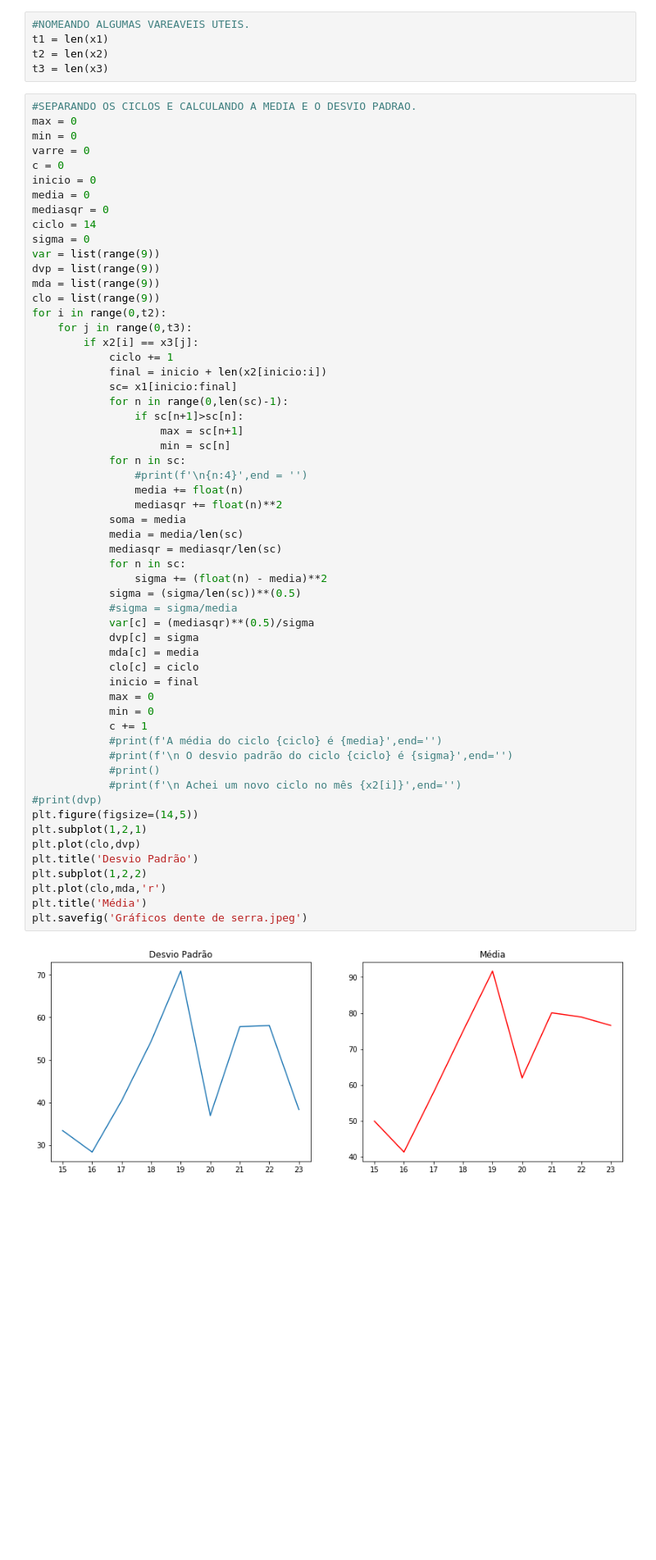
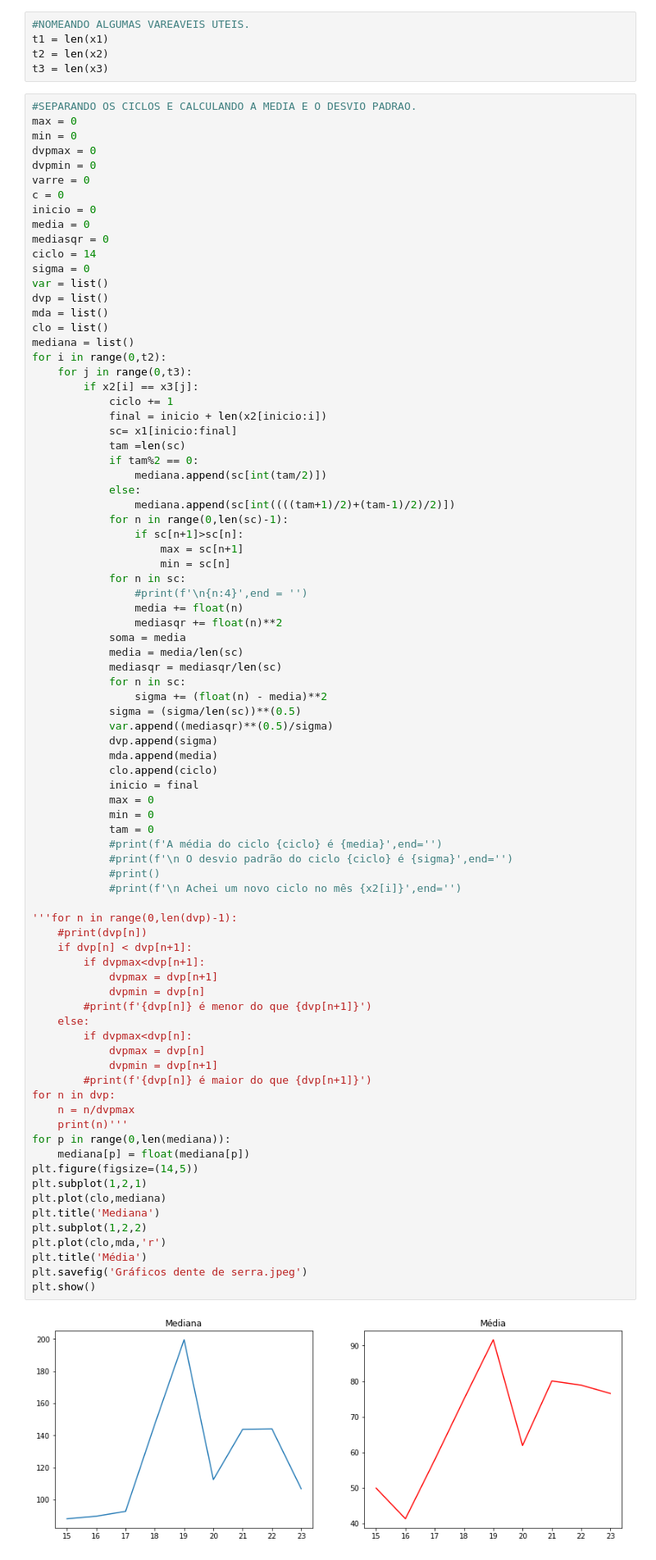
Before and after one commit to EdsonAlonso/Observat-rio-Nacional, a Jupyter notebook: 22Year_SolarCicle.ipynb, the cells around one changed output. Shown at 82% size. Saved outputs shown, nothing was run; the diff lists cells and outputs as text; blank space fills up the shorter version.

```diff
--- a/22Year_SolarCicle.ipynb
+++ b/22Year_SolarCicle.ipynb
@@ -25,6 +25,8 @@ t3 = len(x3)
 #SEPARANDO OS CICLOS E CALCULANDO A MEDIA E O DESVIO PADRAO.
 max = 0
 min = 0
+dvpmax = 0
+dvpmin = 0
 varre = 0
 c = 0
 inicio = 0
@@ -32,54 +34,77 @@ media = 0
 mediasqr = 0
 ciclo = 14
 sigma = 0
-var = list(range(9))
-dvp = list(range(9))
-mda = list(range(9))
-clo = list(range(9))
+var = list()
+dvp = list()
+mda = list()
+clo = list()
+mediana = list()
 for i in range(0,t2):
     for j in range(0,t3):
         if x2[i] == x3[j]:
             ciclo += 1
             final = inicio + len(x2[inicio:i])
             sc= x1[inicio:final]
+            tam =len(sc)
+            if tam%2 == 0:
+                mediana.append(sc[int(tam/2)])
+            else:
+                mediana.append(sc[int((((tam+1)/2)+(tam-1)/2)/2)])
             for n in range(0,len(sc)-1):
                 if sc[n+1]>sc[n]:
                     max = sc[n+1]
                     min = sc[n]
             for n in sc:
                 #print(f'\n{n:4}',end = '')
                 media += float(n)
                 mediasqr += float(n)**2
             soma = media
             media = media/len(sc)
             mediasqr = mediasqr/len(sc)
             for n in sc:
                 sigma += (float(n) - media)**2
             sigma = (sigma/len(sc))**(0.5)
-            #sigma = sigma/media
-            var[c] = (mediasqr)**(0.5)/sigma
-            dvp[c] = sigma
-            mda[c] = media
-            clo[c] = ciclo
+            var.append((mediasqr)**(0.5)/sigma)
+            dvp.append(sigma)
+            mda.append(media)
+            clo.append(ciclo)
             inicio = final
             max = 0
             min = 0
-            c += 1
+            tam = 0
             #print(f'A média do ciclo {ciclo} é {media}',end='')
             #print(f'\n O desvio padrão do ciclo {ciclo} é {sigma}',end='')
             #print()
             #print(f'\n Achei um novo ciclo no mês {x2[i]}',end='')
-#print(dvp)
+
+'''for n in range(0,len(dvp)-1):
+    #print(dvp[n])
+    if dvp[n] < dvp[n+1]:
+        if dvpmax<dvp[n+1]:
+            dvpmax = dvp[n+1]
+            dvpmin = dvp[n]
+        #print(f'{dvp[n]} é menor do que {dvp[n+1]}')
+    else:
+        if dvpmax<dvp[n]:
+            dvpmax = dvp[n]
+            dvpmin = dvp[n+1]
+        #print(f'{dvp[n]} é maior do que {dvp[n+1]}')
+for n in dvp:
+    n = n/dvpmax
+    print(n)'''
+for p in range(0,len(mediana)):
+    mediana[p] = float(mediana[p])
 plt.figure(figsize=(14,5))
 plt.subplot(1,2,1)
-plt.plot(clo,dvp)
-plt.title('Desvio Padrão')
+plt.plot(clo,mediana)
+plt.title('Mediana')
 plt.subplot(1,2,2)
 plt.plot(clo,mda,'r')
 plt.title('Média')
 plt.savefig('Gráficos dente de serra.jpeg')
+plt.show()
 # %% [output]
-[figure, old version]
+[figure, new version]
 # %%
 #CRIANDO OS POLINOMIOS DE LAGRANGE.
 x = Symbol('x')
```
Also changed, not shown: parts of 2 cells of this notebook, 1 other file.
